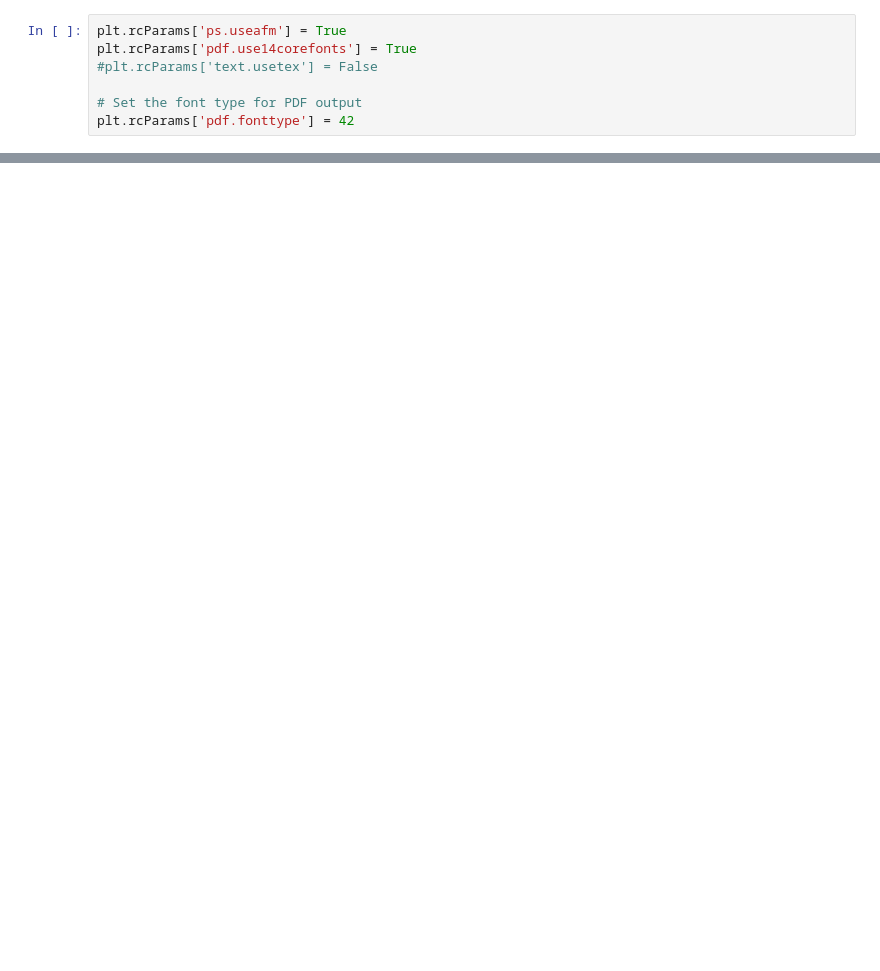
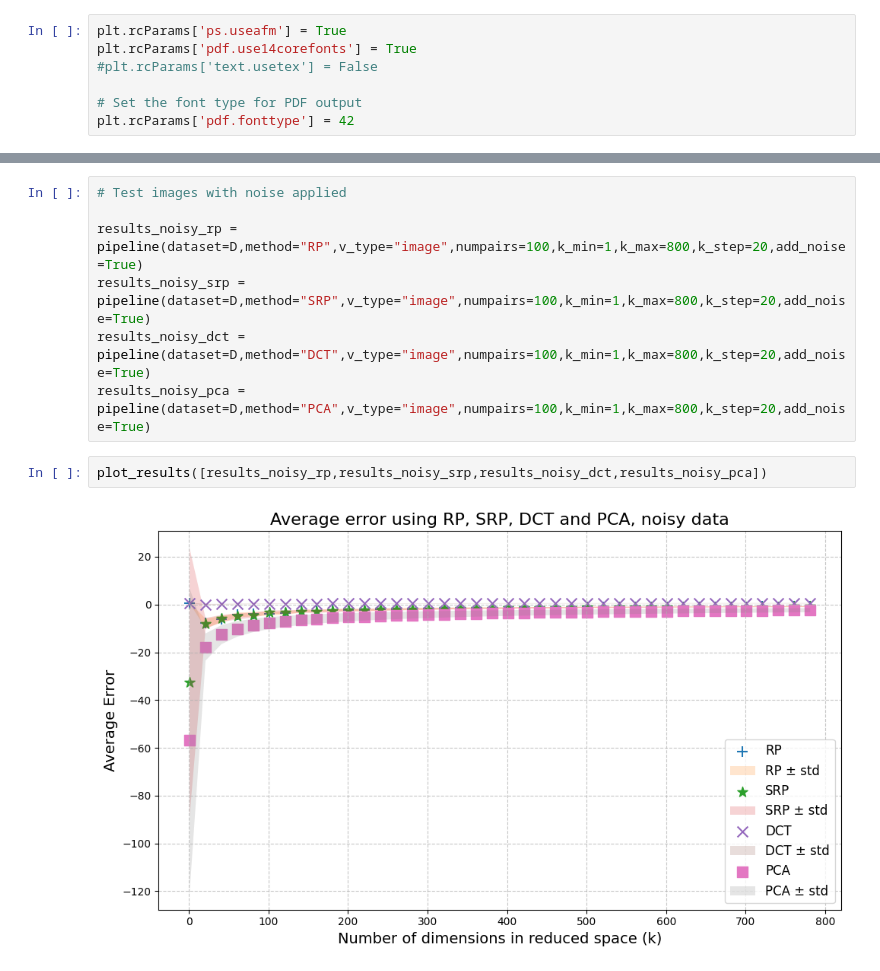
Before and after one commit to erikwallindermahler/DD2434-Project, a Jupyter notebook: notebook.ipynb, the cells around one changed output, grey strips where cells are left out. Cells and saved outputs as stored; diff of their text form; blank space fills up the shorter version.

```diff
--- a/notebook.ipynb
+++ b/notebook.ipynb
@@ -365,0 +419,11 @@ FileNotFoundError: [Errno 2] No such file or directory: 'figures/average_errors.
+# %%
+# Test images with noise applied
+
+results_noisy_rp = pipeline(dataset=D,method="RP",v_type="image",numpairs=100,k_min=1,k_max=800,k_step=20,add_noise=True)
+results_noisy_srp = pipeline(dataset=D,method="SRP",v_type="image",numpairs=100,k_min=1,k_max=800,k_step=20,add_noise=True)
+results_noisy_dct = pipeline(dataset=D,method="DCT",v_type="image",numpairs=100,k_min=1,k_max=800,k_step=20,add_noise=True)
+results_noisy_pca = pipeline(dataset=D,method="PCA",v_type="image",numpairs=100,k_min=1,k_max=800,k_step=20,add_noise=True)
+# %%
+plot_results([results_noisy_rp,results_noisy_srp,results_noisy_dct,results_noisy_pca])
+# %% [output]
+[figure, added]
```
Also changed, not shown: parts of 18 cells of this notebook.
